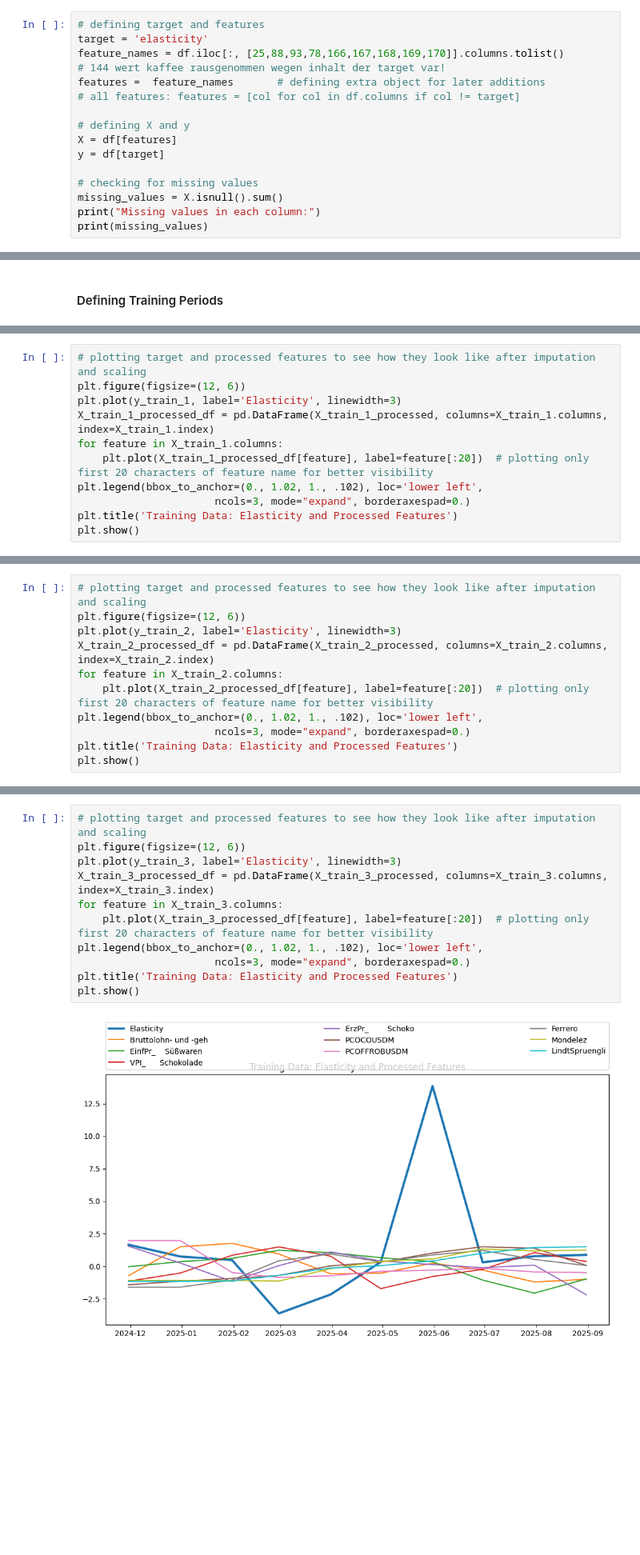
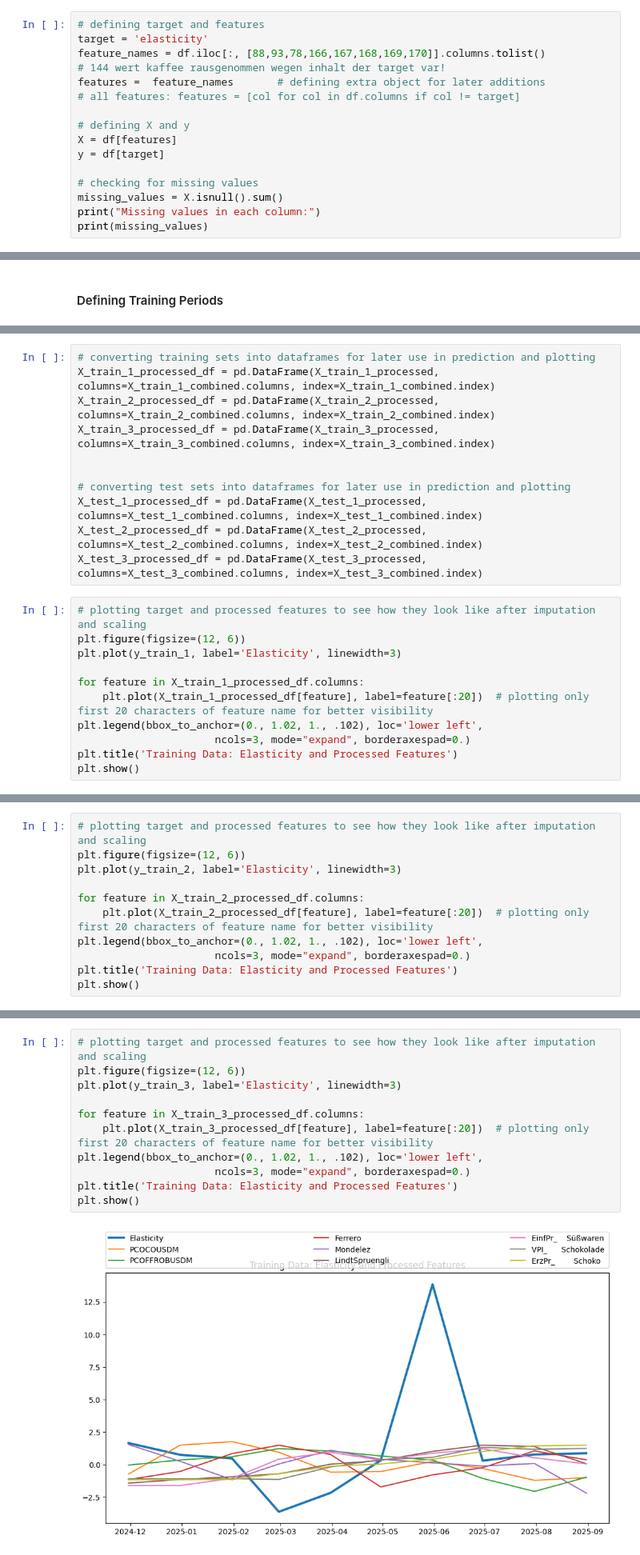
Before and after one commit to salimaabdalla/dpp_projekt_2026, a Jupyter notebook: notebooks/10_ARIMAX_monthly_updated_prediction.ipynb, the cells around one changed output, grey strips where cells are left out. Shown at 80% size. Saved outputs shown, nothing was run; the diff lists cells and outputs as text; blank space fills up the shorter version.

```diff
--- a/notebooks/10_ARIMAX_monthly_updated_prediction.ipynb
+++ b/notebooks/10_ARIMAX_monthly_updated_prediction.ipynb
@@ -83,7 +83,7 @@ df
 # %%
 # defining target and features
 target = 'elasticity'
-feature_names = df.iloc[:, [25,88,93,78,166,167,168,169,170]].columns.tolist()          # 144 wert kaffee rausgenommen wegen inhalt der target var!
+feature_names = df.iloc[:, [88,93,78,166,167,168,169,170]].columns.tolist()          # 144 wert kaffee rausgenommen wegen inhalt der target var!
 features =  feature_names       # defining extra object for later additions
 # all features: features = [col for col in df.columns if col != target]
 
@@ -266,12 +265,23 @@ X_test_2_processed = pipeline.transform(X_test_2_combined)
 # imputation and scaling of features for batch 3
 X_train_3_processed = pipeline.fit_transform(X_train_3_combined)
 X_test_3_processed = pipeline.transform(X_test_3_combined)
+# %%
+# converting training sets into dataframes for later use in prediction and plotting
+X_train_1_processed_df = pd.DataFrame(X_train_1_processed, columns=X_train_1_combined.columns, index=X_train_1_combined.index)
+X_train_2_processed_df = pd.DataFrame(X_train_2_processed, columns=X_train_2_combined.columns, index=X_train_2_combined.index)
+X_train_3_processed_df = pd.DataFrame(X_train_3_processed, columns=X_train_3_combined.columns, index=X_train_3_combined.index)
+
+
+# converting test sets into dataframes for later use in prediction and plotting
+X_test_1_processed_df = pd.DataFrame(X_test_1_processed, columns=X_test_1_combined.columns, index=X_test_1_combined.index)
+X_test_2_processed_df = pd.DataFrame(X_test_2_processed, columns=X_test_2_combined.columns, index=X_test_2_combined.index)
+X_test_3_processed_df = pd.DataFrame(X_test_3_processed, columns=X_test_3_combined.columns, index=X_test_3_combined.index)
 # %%
 # plotting target and processed features to see how they look like after imputation and scaling
 plt.figure(figsize=(12, 6))
 plt.plot(y_train_1, label='Elasticity', linewidth=3)
-X_train_1_processed_df = pd.DataFrame(X_train_1_processed, columns=X_train_1.columns, index=X_train_1.index)
-for feature in X_train_1.columns:
+
+for feature in X_train_1_processed_df.columns:
     plt.plot(X_train_1_processed_df[feature], label=feature[:20])  # plotting only first 20 characters of feature name for better visibility
 plt.legend(bbox_to_anchor=(0., 1.02, 1., .102), loc='lower left',
                       ncols=3, mode="expand", borderaxespad=0.)
@@ -283,8 +293,8 @@ plt.show()
 # plotting target and processed features to see how they look like after imputation and scaling
 plt.figure(figsize=(12, 6))
 plt.plot(y_train_2, label='Elasticity', linewidth=3)
-X_train_2_processed_df = pd.DataFrame(X_train_2_processed, columns=X_train_2.columns, index=X_train_2.index)
-for feature in X_train_2.columns:
+
+for feature in X_train_2_processed_df.columns:
     plt.plot(X_train_2_processed_df[feature], label=feature[:20])  # plotting only first 20 characters of feature name for better visibility
 plt.legend(bbox_to_anchor=(0., 1.02, 1., .102), loc='lower left',
                       ncols=3, mode="expand", borderaxespad=0.)
@@ -295,16 +305,16 @@ plt.show()
 # %%
 # plotting target and processed features to see how they look like after imputation and scaling
 plt.figure(figsize=(12, 6))
 plt.plot(y_train_3, label='Elasticity', linewidth=3)
-X_train_3_processed_df = pd.DataFrame(X_train_3_processed, columns=X_train_3.columns, index=X_train_3.index)
-for feature in X_train_3.columns:
+
+for feature in X_train_3_processed_df.columns:
     plt.plot(X_train_3_processed_df[feature], label=feature[:20])  # plotting only first 20 characters of feature name for better visibility
 plt.legend(bbox_to_anchor=(0., 1.02, 1., .102), loc='lower left',
                       ncols=3, mode="expand", borderaxespad=0.)
 plt.title('Training Data: Elasticity and Processed Features')
 plt.show()
 # %% [output]
-[figure, old version]
+[figure, new version]
 # %% [markdown]
 time lag of 2 months or more should be considered for coffee futures <br>
 no time lag for cacao futures needed
```
Also changed, not shown: parts of 33 cells of this notebook.
